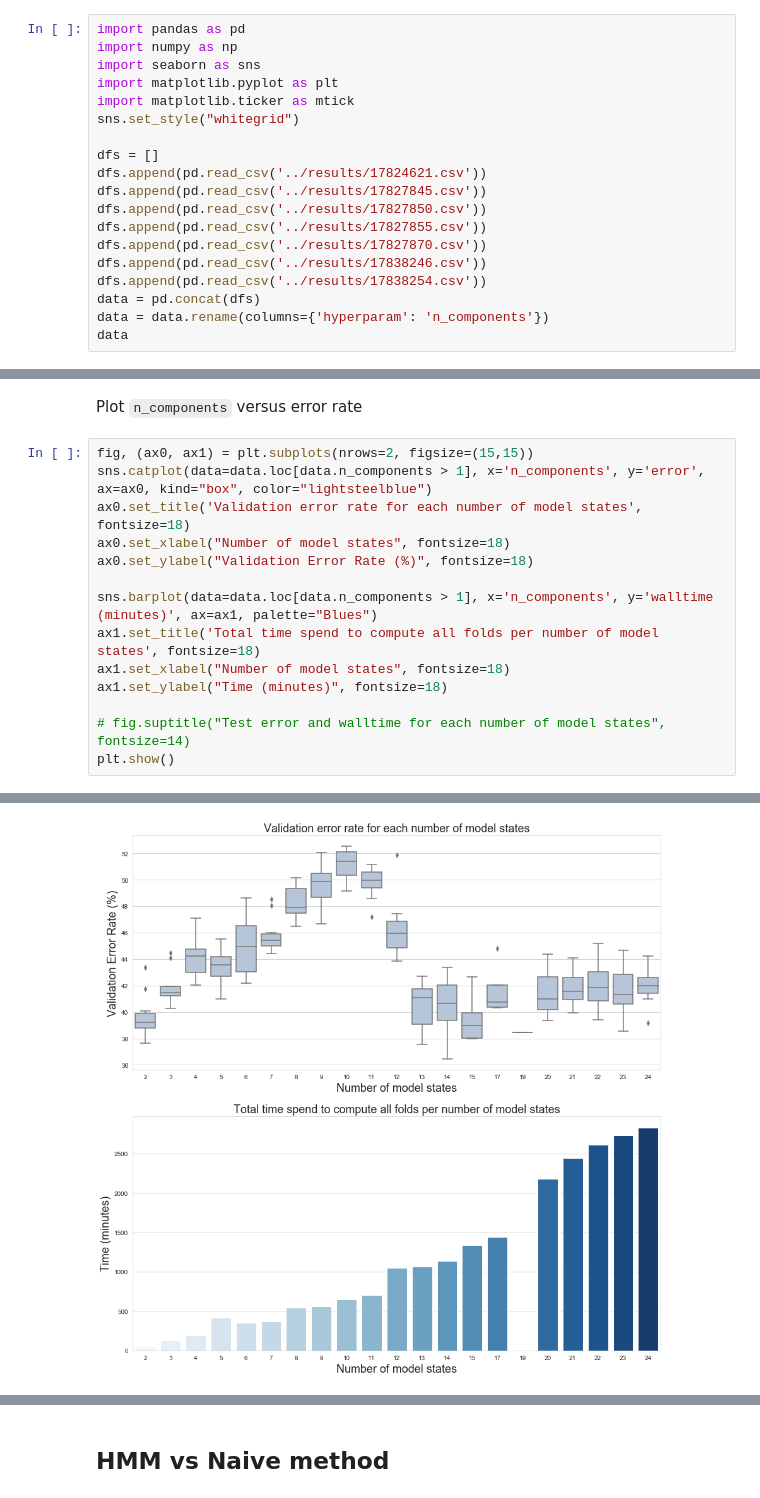
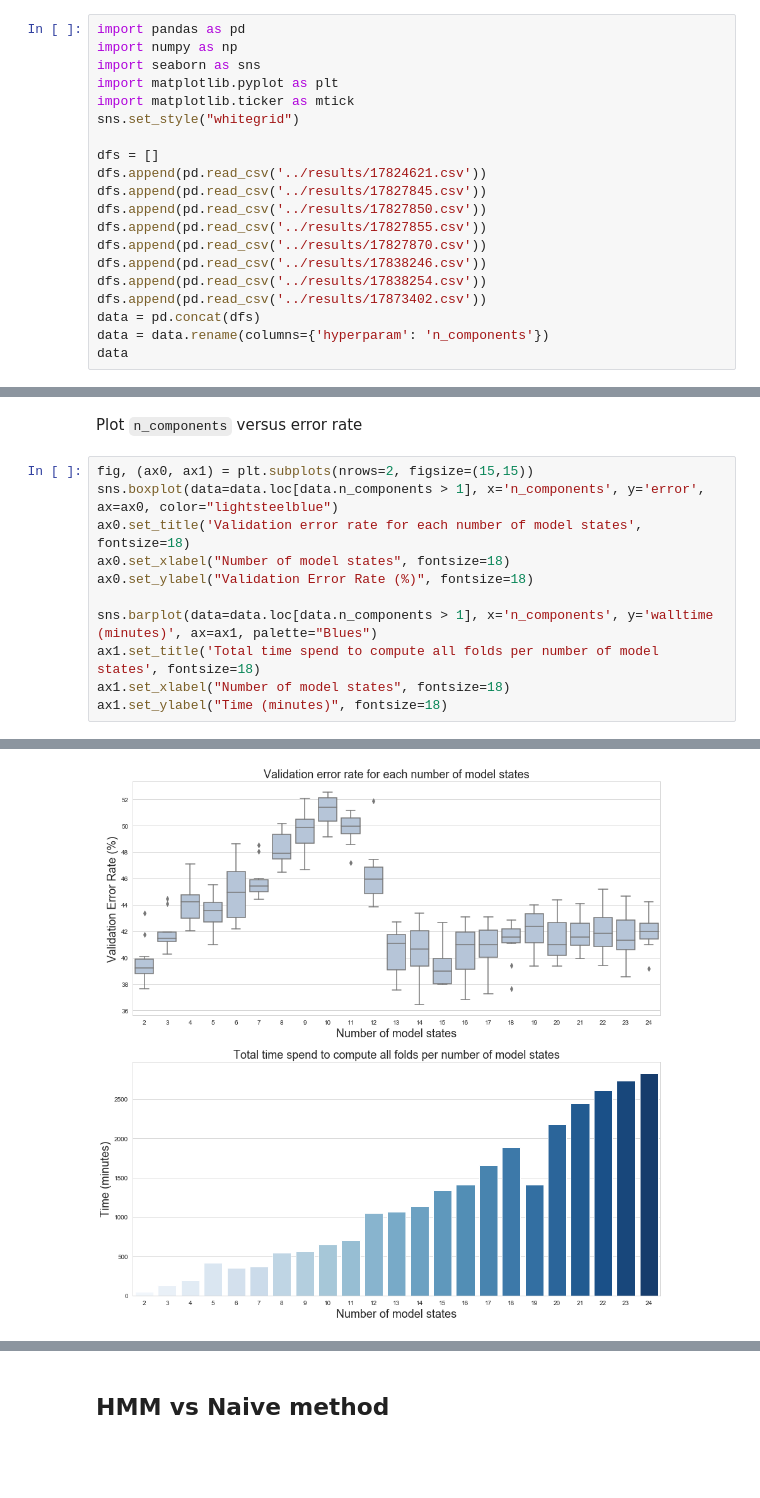
Before and after one commit to dunnkers/music-key-classification, a Jupyter notebook: src/peregrine_results.ipynb, the cells around one changed output, grey strips where cells are left out. Drawn from its saved outputs; the diff is of its cells as text; blank space fills up the shorter version.

Commit message:
New data in Notebook 💠

```diff
--- a/src/peregrine_results.ipynb
+++ b/src/peregrine_results.ipynb
@@ -16,6 +16,7 @@ dfs.append(pd.read_csv('../results/17827855.csv'))
 dfs.append(pd.read_csv('../results/17827870.csv'))
 dfs.append(pd.read_csv('../results/17838246.csv'))
 dfs.append(pd.read_csv('../results/17838254.csv'))
+dfs.append(pd.read_csv('../results/17873402.csv'))
 data = pd.concat(dfs)
 data = data.rename(columns={'hyperparam': 'n_components'})
 data
@@ -54,7 +60,7 @@ data['cputime (minutes)'] = to_minutes(data['cputime'])
 Plot `n_components` versus error rate
 # %%
 fig, (ax0, ax1) = plt.subplots(nrows=2, figsize=(15,15))
-sns.catplot(data=data.loc[data.n_components > 1], x='n_components', y='error', ax=ax0, kind="box", color="lightsteelblue")
+sns.boxplot(data=data.loc[data.n_components > 1], x='n_components', y='error', ax=ax0, color="lightsteelblue")
 ax0.set_title('Validation error rate for each number of model states', fontsize=18)
 ax0.set_xlabel("Number of model states", fontsize=18)
 ax0.set_ylabel("Validation Error Rate (%)", fontsize=18)
@@ -63,7 +69,4 @@ sns.barplot(data=data.loc[data.n_components > 1], x='n_components', y='walltime
 ax1.set_title('Total time spend to compute all folds per number of model states', fontsize=18)
 ax1.set_xlabel("Number of model states", fontsize=18)
 ax1.set_ylabel("Time (minutes)", fontsize=18)
-
-# fig.suptitle("Test error and walltime for each number of model states", fontsize=14)
-plt.show()
 # %% [output]
@@ -70 +74 @@ plt.show()
-[figure, old version]
+[figure, new version]
```
Also changed, not shown: parts of 2 cells of this notebook.
